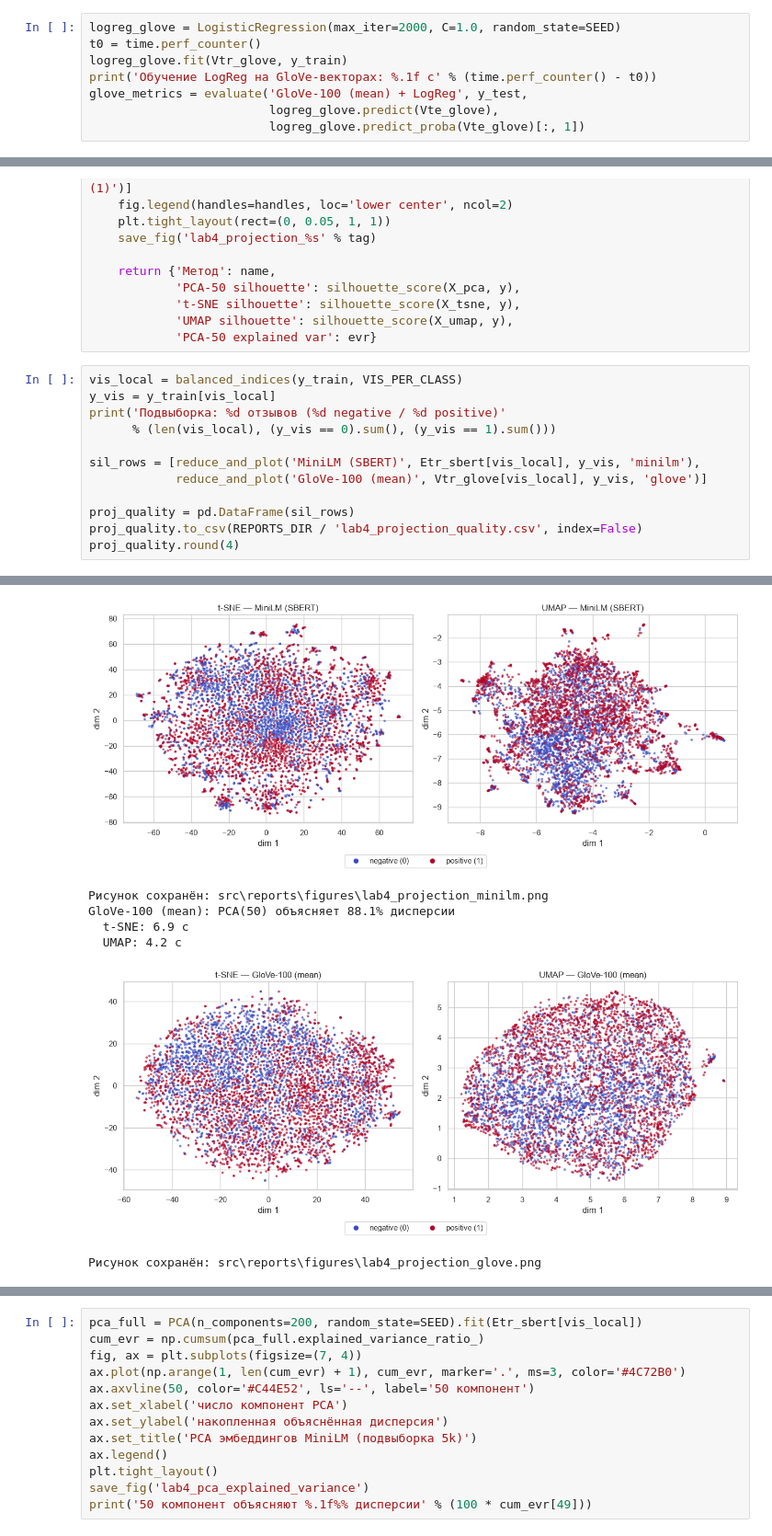
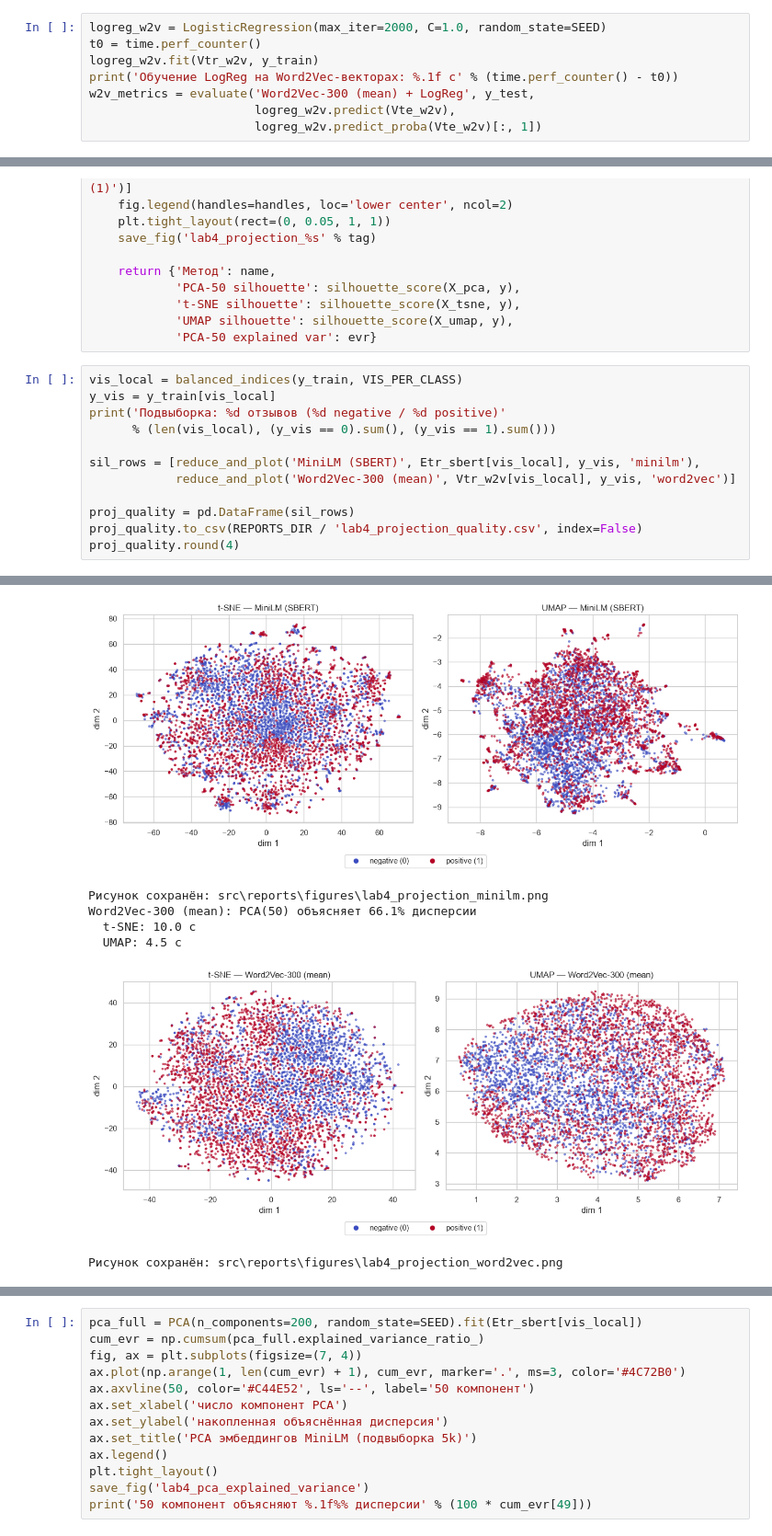
Before and after one commit to coloures/PrMWD, a Jupyter notebook: src/notebooks/laboratory_4.ipynb, the cells around one changed output, grey strips where cells are left out. Shown at 92% size. Cells and saved outputs as stored; diff of their text form.

```diff
--- a/src/notebooks/laboratory_4.ipynb
+++ b/src/notebooks/laboratory_4.ipynb
@@ -373,9 +377,9 @@ print('Покрытие слов словарём GloVe (train): %.1f%%' % (100
 # %%
-logreg_glove = LogisticRegression(max_iter=2000, C=1.0, random_state=SEED)
+logreg_w2v = LogisticRegression(max_iter=2000, C=1.0, random_state=SEED)
 t0 = time.perf_counter()
-logreg_glove.fit(Vtr_glove, y_train)
-print('Обучение LogReg на GloVe-векторах: %.1f c' % (time.perf_counter() - t0))
-glove_metrics = evaluate('GloVe-100 (mean) + LogReg', y_test,
-                         logreg_glove.predict(Vte_glove),
-                         logreg_glove.predict_proba(Vte_glove)[:, 1])
+logreg_w2v.fit(Vtr_w2v, y_train)
+print('Обучение LogReg на Word2Vec-векторах: %.1f c' % (time.perf_counter() - t0))
+w2v_metrics = evaluate('Word2Vec-300 (mean) + LogReg', y_test,
+                       logreg_w2v.predict(Vte_w2v),
+                       logreg_w2v.predict_proba(Vte_w2v)[:, 1])
 # %% [output]
@@ -556,7 +560,7 @@ print('Подвыборка: %d отзывов (%d negative / %d positive)'
       % (len(vis_local), (y_vis == 0).sum(), (y_vis == 1).sum()))
 
 sil_rows = [reduce_and_plot('MiniLM (SBERT)', Etr_sbert[vis_local], y_vis, 'minilm'),
-            reduce_and_plot('GloVe-100 (mean)', Vtr_glove[vis_local], y_vis, 'glove')]
+            reduce_and_plot('Word2Vec-300 (mean)', Vtr_w2v[vis_local], y_vis, 'word2vec')]
 
 proj_quality = pd.DataFrame(sil_rows)
 proj_quality.to_csv(REPORTS_DIR / 'lab4_projection_quality.csv', index=False)
@@ -569,9 +573,9 @@ MiniLM (SBERT): PCA(50) объясняет 54.5% дисперсии
 [figure]
 Рисунок сохранён: src\reports\figures\lab4_projection_minilm.png
-GloVe-100 (mean): PCA(50) объясняет 88.1% дисперсии
-  t-SNE: 6.9 c
-  UMAP: 4.2 c
+Word2Vec-300 (mean): PCA(50) объясняет 66.1% дисперсии
+  t-SNE: 10.0 c
+  UMAP: 4.5 c
-[figure, old version]
+[figure, new version]
-Рисунок сохранён: src\reports\figures\lab4_projection_glove.png
+Рисунок сохранён: src\reports\figures\lab4_projection_word2vec.png
 |  | Метод | PCA-50 silhouette | t-SNE silhouette | UMAP silhouette | PCA-50 explained var |
 | 0 | MiniLM (SBERT) | 0.0155 | 0.0209 | 0.0285 | 0.5452 |
```
Also changed, not shown: parts of 15 cells of this notebook, 3 other files.
